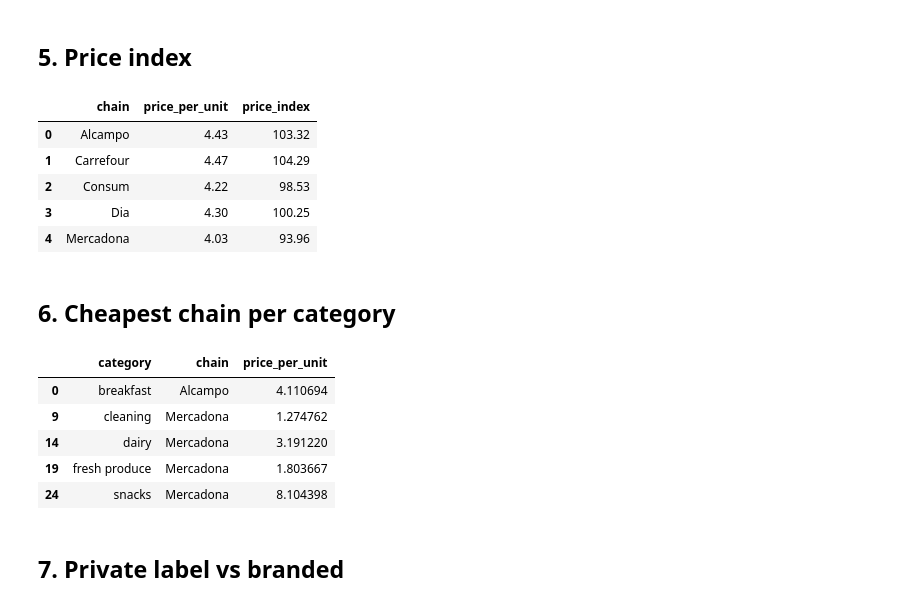
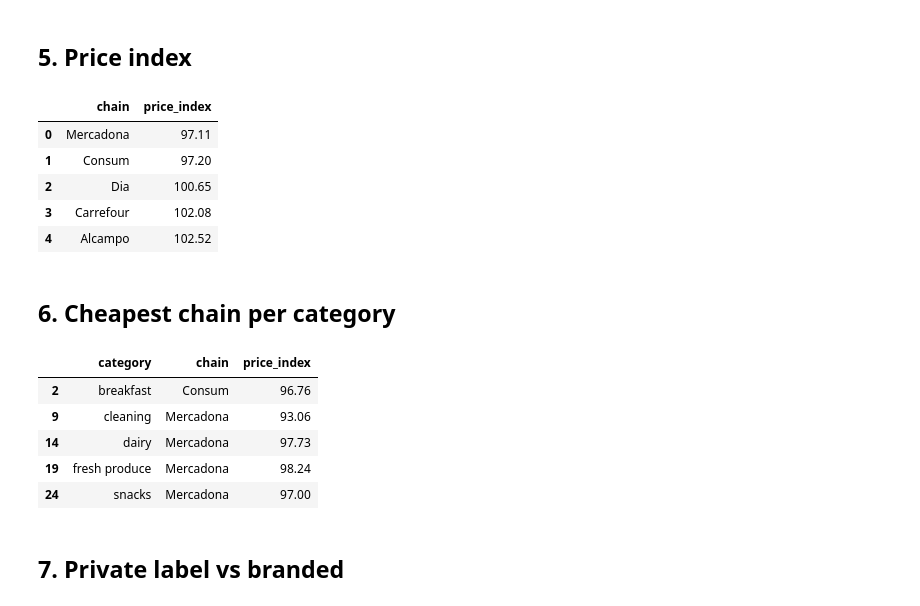
Before and after one commit to gabrielajamhour/Supermarket-Pricing-Dashboard, a Jupyter notebook: analysis.ipynb, the cells around one changed output. Saved outputs shown, nothing was run; the diff lists cells and outputs as text; code cells hidden in the pictures.

```diff
--- a/initial-analysis.ipynb
+++ b/analysis.ipynb
@@ -108,47 +134,70 @@ Name: price_per_unit, dtype: float64
 # %% [markdown]
 ## 5. Price index
 # %%
-# Relative to market average = 100
+analysis_df = df.copy()
 
-overall_avg = df["price_per_unit"].mean()
+# Keep only comparable rows if the column exists
+if "comparability_flag" in analysis_df.columns:
+    analysis_df = analysis_df[
+        analysis_df["comparability_flag"].isna()
+        | (analysis_df["comparability_flag"] == "comparable")
+    ].copy()
 
-price_index = (
-    df.groupby("chain")["price_per_unit"]
+# Optional: focus on private label products for main positioning analysis
+pl_df = analysis_df[analysis_df["private_label"] == "yes"].copy()
+
+product_avg = (
+    pl_df.groupby(["date", "product_id"])["price_per_unit"]
     .mean()
+    .reset_index(name="product_market_avg")
+)
+
+pl_df = pl_df.merge(
+    product_avg,
+    on=["date", "product_id"],
+    how="left"
+)
+
+pl_df["price_index"] = (
+    pl_df["price_per_unit"] / pl_df["product_market_avg"] * 100
+)
+
+chain_index = (
+    pl_df.groupby("chain")["price_index"]
+    .mean()
+    .sort_values()
     .reset_index()
 )
 
-price_index["price_index"] = (price_index["price_per_unit"] / overall_avg) * 100
-
-display(price_index.round(2))
+display(chain_index.round(2))
 # %% [output]
-|  | chain | price_per_unit | price_index |
-| 0 | Alcampo | 4.43 | 103.32 |
-| 1 | Carrefour | 4.47 | 104.29 |
-| 2 | Consum | 4.22 | 98.53 |
-| 3 | Dia | 4.30 | 100.25 |
-| 4 | Mercadona | 4.03 | 93.96 |
+|  | chain | price_index |
+| 0 | Mercadona | 97.11 |
+| 1 | Consum | 97.20 |
+| 2 | Dia | 100.65 |
+| 3 | Carrefour | 102.08 |
+| 4 | Alcampo | 102.52 |
 # %% [markdown]
 ## 6. Cheapest chain per category
 # %%
-avg_price_category_chain = (
-    df.groupby(["category", "chain"])["price_per_unit"]
+category_chain_index = (
+    pl_df.groupby(["category", "chain"])["price_index"]
     .mean()
     .reset_index()
 )
 
-cheapest = avg_price_category_chain.loc[
-    avg_price_category_chain.groupby("category")["price_per_unit"].idxmin()
-]
+cheapest_by_category = category_chain_index.loc[
+    category_chain_index.groupby("category")["price_index"].idxmin()
+].sort_values("category")
 
-display(cheapest)
+display(cheapest_by_category.round(2))
 # %% [output]
-|  | category | chain | price_per_unit |
-| 0 | breakfast | Alcampo | 4.110694 |
-| 9 | cleaning | Mercadona | 1.274762 |
-| 14 | dairy | Mercadona | 3.191220 |
-| 19 | fresh produce | Mercadona | 1.803667 |
-| 24 | snacks | Mercadona | 8.104398 |
+|  | category | chain | price_index |
+| 2 | breakfast | Consum | 96.76 |
+| 9 | cleaning | Mercadona | 93.06 |
+| 14 | dairy | Mercadona | 97.73 |
+| 19 | fresh produce | Mercadona | 98.24 |
+| 24 | snacks | Mercadona | 97.00 |
 # %% [markdown]
 ## 7. Private label vs branded
 # %%
```
Also changed, not shown: parts of 6 cells of this notebook.
